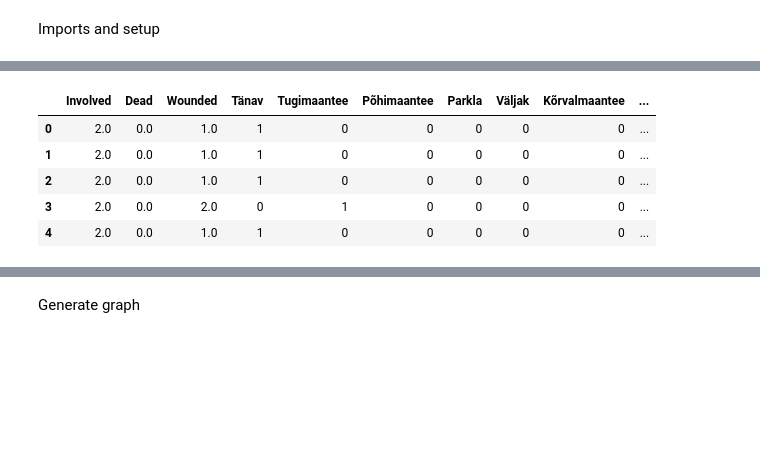
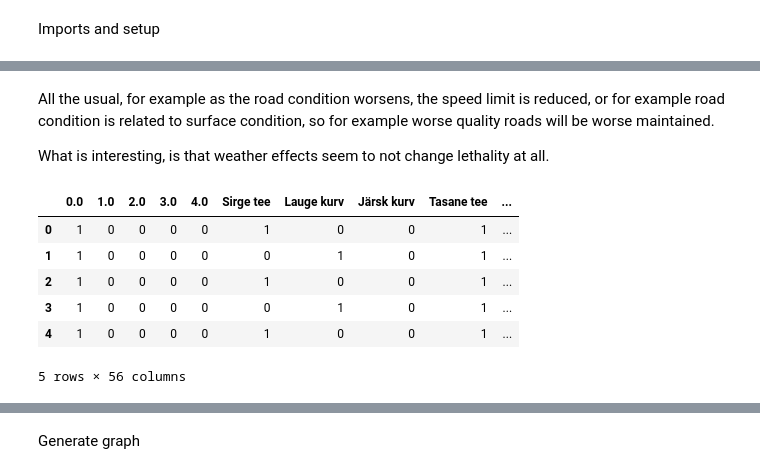
Before and after one commit to gCoreByte/car-accidents-in-estonia, a Jupyter notebook: data_preparation/correlation.ipynb, the cells around one changed output, grey strips where cells are left out. Saved outputs shown, nothing was run; the diff lists cells and outputs as text; code cells hidden in the pictures; blank space fills up the shorter version.

```diff
--- a/data_preparation/correlation.ipynb
+++ b/data_preparation/correlation.ipynb
@@ -26,6 +28,8 @@ cols = ['Case', 'Involved', 'Dead', 'Wounded', 'Vehicles', 'Address', 'Type',
 for c in cols:
     print(df[c].value_counts(normalize=False, dropna=False))
     print()
+
+df.dropna(inplace=True)
 # %% [output]
 2.000140e+12    1
 3.100211e+12    1
@@ -44,3 +48,21 @@ Name: Case, Length: 14028, dtype: int64
 04:39     1
 02:39     1
 Name: Time, Length: 1391, dtype: int64
+# %%
+cols = ['Road_type', 'Feature', 'Curvature', 'Levelness', 'Road_condition', 'Surface_condition', 'Speed_limit','Weather', 'Lighting']
+df_new = df[cols]
+
+df_new = df_new.join(df[['Dead', 'Wounded']])
+
+for c in df_new.columns:
+    df_new[c] = df_new[c].astype('category').cat.codes
+
+
+new_corrm = df_new.corr()
+
+se.heatmap(new_corrm.round(2), annot = True, vmin = -1, vmax = 1)
+
+plt.xlabel('')
+plt.ylabel('')
+
+plt.show()
@@ -47,3 +71,7 @@ Name: Time, Length: 1391, dtype: int64
+# %% [markdown]
+All the usual, for example as the road condition worsens, the speed limit is reduced, or for example road condition is related to surface condition, so for example worse quality roads will be worse maintained.
+
+What is interesting, is that weather effects seem to not change lethality at all.
 # %%
 
 def makeUnique(original_df, correlation_dataframe, column_name):
@@ -54,45 +82,61 @@ def makeUnique(original_df, correlation_dataframe, column_name):
     # and the same number of rows as the original dataframe
     new_df = pd.DataFrame(columns=unique_values, index=original_df.index)
 
     # iterate over the rows of the original dataframe
     for i, row in original_df.iterrows():
         # set the corresponding cell in the new dataframe to 1 if the row has the value for that column,
         # and 0 otherwise
         for line in unique_values:
             new_df.loc[i, line] = 1 if row[column_name] == line else 0
 
+    for c in new_df:
+        new_df[c] = new_df[c].astype(int)
+
+
     # join the new dataframe with the original dataframe to create a single dataframe
     correlation_dataframe = correlation_dataframe.join(new_df)
 
-    # print the resulting dataframe
+    # return the resulting dataframe
     return correlation_dataframe
 
 
-corr_df = df[['Involved', 'Dead', 'Wounded']]
+dead = df["Dead"].astype("category")
+#corr_df = pd.get_dummies(corr_df['Dead'])
+# Split the "Dead" column into four columns
+corr_df = pd.get_dummies(dead, columns=["Dead"])
+#corr_df = makeUnique(df, corr_df, 'Dead')
+
 
 #'Road_type', 'Feature', 'Curvature', 'Levelness', 'Road_condition', 'Surface_condition', 'Speed_limit','Weather', 'Lighting',
 
-corr_df = makeUnique(df, corr_df, 'Road_type')
+#corr_df = makeUnique(df, corr_df, 'Road_type')
 
 #corr_df = makeUnique(df, corr_df, 'Feature')
 
-# corr_df = makeUnique(df, corr_df, 'Curvature')
+corr_df = makeUnique(df, corr_df, 'Curvature')
 
-# corr_df = makeUnique(df, corr_df, 'Levelness')
+corr_df = makeUnique(df, corr_df, 'Levelness')
 
-# corr_df = makeUnique(df, corr_df, 'Road_condition')
 
-# corr_df = makeUnique(df, corr_df, 'Surface_condition')
+corr_df = makeUnique(df, corr_df, 'Road_condition')
 
-# corr_df = makeUnique(df, corr_df, 'Weather')
+corr_df = makeUnique(df, corr_df, 'Surface_condition')
 
-# corr_df = makeUnique(df, corr_df, 'Lighting')
+#corr_df = makeUnique(df, corr_df, 'Weather')
+
+#corr_df = makeUnique(df, corr_df, 'Lighting')
+
+corr_df = makeUnique(df, corr_df, 'Speed_limit')
+
+#corr_df = makeUnique(df, corr_df, 'Type')
+
 
 corr_df.head()
 # %% [output]
-|  | Involved | Dead | Wounded | Tänav | Tugimaantee | Põhimaantee | Parkla | Väljak | Kõrvalmaantee | ... |
-| 0 | 2.0 | 0.0 | 1.0 | 1 | 0 | 0 | 0 | 0 | 0 | ... |
-| 1 | 2.0 | 0.0 | 1.0 | 1 | 0 | 0 | 0 | 0 | 0 | ... |
-| 2 | 2.0 | 0.0 | 1.0 | 1 | 0 | 0 | 0 | 0 | 0 | ... |
-| 3 | 2.0 | 0.0 | 2.0 | 0 | 1 | 0 | 0 | 0 | 0 | ... |
-| 4 | 2.0 | 0.0 | 1.0 | 1 | 0 | 0 | 0 | 0 | 0 | ... |
+|  | 0.0 | 1.0 | 2.0 | 3.0 | 4.0 | Sirge tee | Lauge kurv | Järsk kurv | Tasane tee | ... |
+| 0 | 1 | 0 | 0 | 0 | 0 | 1 | 0 | 0 | 1 | ... |
+| 1 | 1 | 0 | 0 | 0 | 0 | 0 | 1 | 0 | 1 | ... |
+| 2 | 1 | 0 | 0 | 0 | 0 | 1 | 0 | 0 | 1 | ... |
+| 3 | 1 | 0 | 0 | 0 | 0 | 0 | 1 | 0 | 1 | ... |
+| 4 | 1 | 0 | 0 | 0 | 0 | 1 | 0 | 0 | 1 | ... |
+5 rows × 56 columns
```
Also changed, not shown: parts of 9 cells of this notebook.
